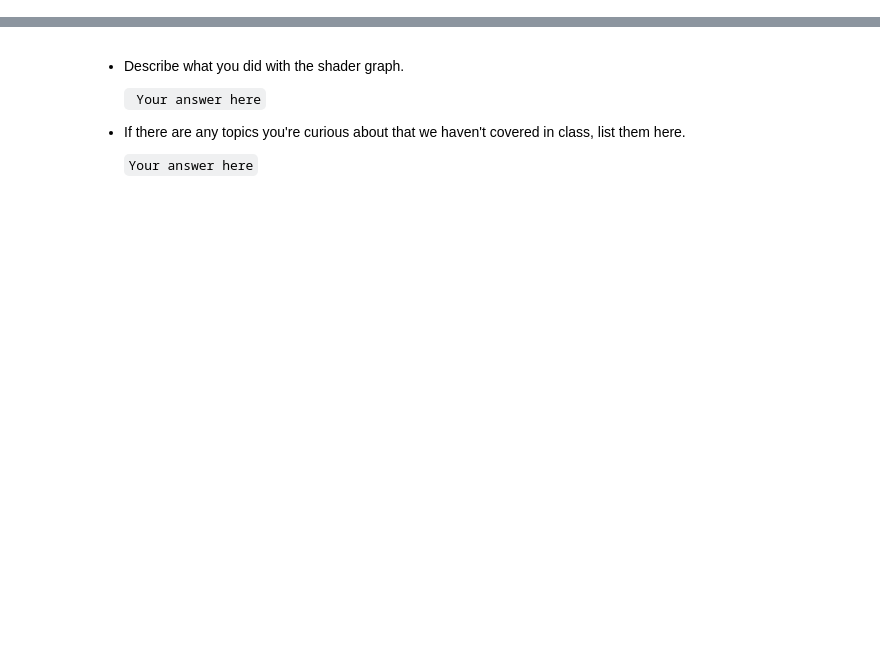
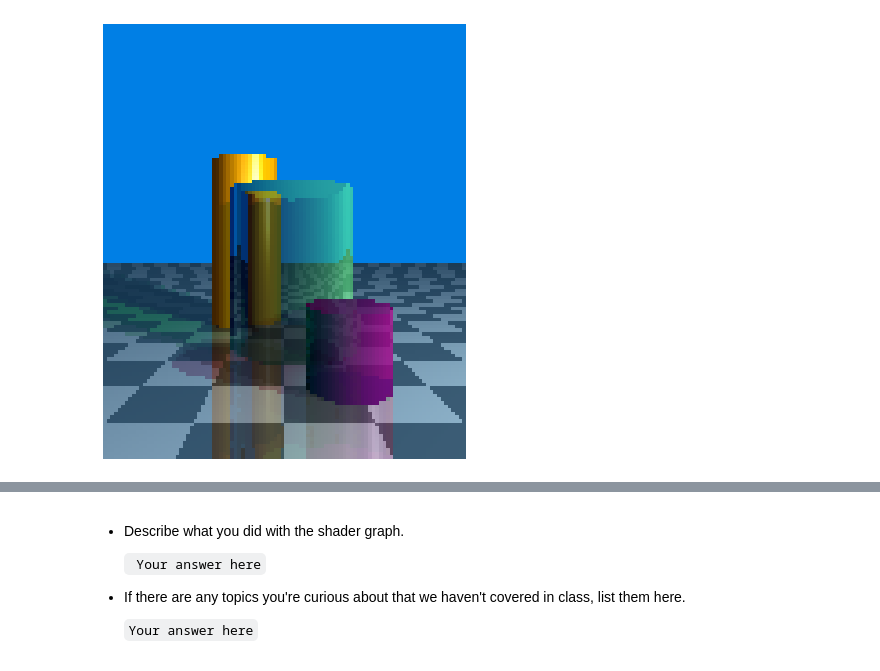
Before and after one commit to anyeZHY/Self-Learning, a Jupyter notebook: CS148/HW/HW4/HW4.ipynb, the cells around one changed output, grey strips where cells are left out. Saved outputs shown, nothing was run; the diff lists cells and outputs as text; code cells hidden in the pictures; blank space fills up the shorter version.

```diff
--- a/CS148/HW/HW4/HW4.ipynb
+++ b/CS148/HW/HW4/HW4.ipynb
@@ -277,24 +338,26 @@ def generateImage(screen_height, screen_width,
 # %%
 # Load objects and lights
 objects = get_default_scene_objects()
 lights = get_default_scene_lights()
 
 # Set camera position and film plane
 camera_aperture = np.array([0, 0, 1])
-film_xlim=np.array([-0.5,0.5])
+film_xlim = np.array([-0.5, 0.5])
 film_z = 0
 
 # TODO: change this as you test. This should
-raytrace_settings=RayTraceSettings(enable_reflection=False, enable_transmission=False, enable_shadow_attenuation=False)
-
+raytrace_settings = RayTraceSettings(
+    enable_reflection=True, enable_transmission=True, enable_shadow_attenuation=True, epsilon=0.001)
 # Set image resolution; feel free to adjust
 # (note: starting with a small value is recommended for quick iteration)
 screen_height = 120
 screen_width = 100
 rendered_image = generateImage(screen_height, screen_width,
                                camera_aperture, film_xlim, film_z,
-                               raytrace_settings, objects,lights)
-show_image(rendered_image, height = 8, width = 8)
+                               raytrace_settings, objects, lights)
+show_image(rendered_image, height=8, width=8)
+# %% [output]
+[figure, added]
 # %%
 # DO NOT EDIT THIS CELL!!! MAY TAKE 5-10 MINUTES TO RUN ALL 4 IMAGES
 screen_height = 360
```
Also changed, not shown: parts of 8 cells of this notebook, 8 other files.
